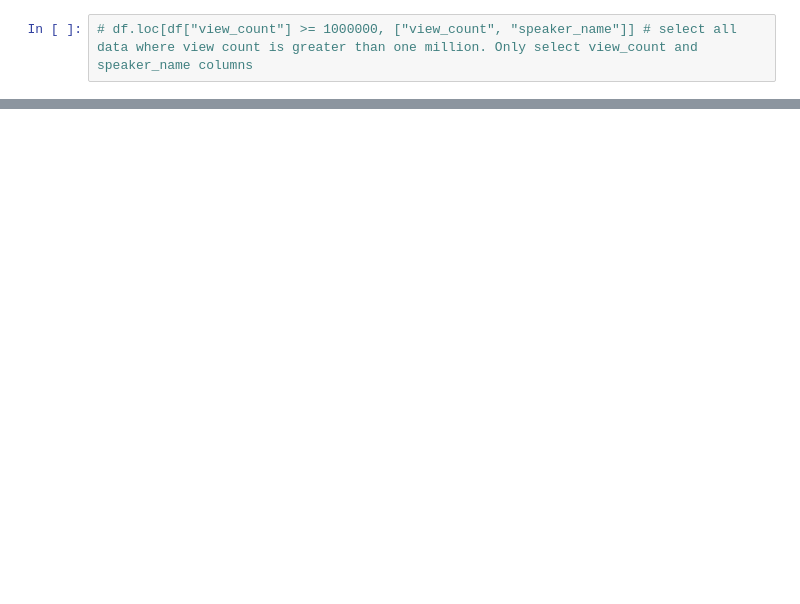
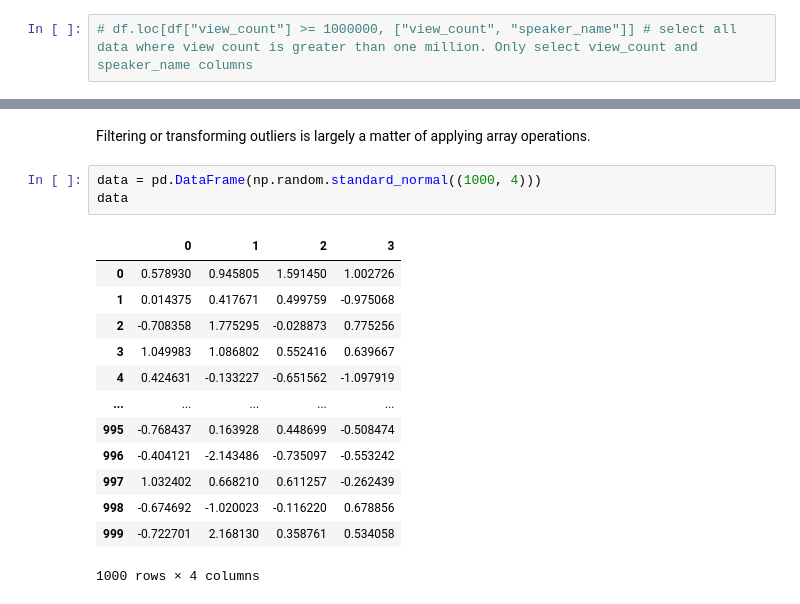
Before and after one commit to mmaazkhanhere/genai-learning-repo, a Jupyter notebook: data-analysis-course/course.ipynb, the cells around one changed output, grey strips where cells are left out. Cells and saved outputs as stored; diff of their text form; blank space fills up the shorter version.

Commit message:
data cleaning completed

```diff
--- a/data-analysis-course/course.ipynb
+++ b/data-analysis-course/course.ipynb
@@ -1674,0 +1901,19 @@ top_companies.query("Revenue > @mean_revenue") # referncing above variable
+# %% [markdown]
+Filtering or transforming outliers is largely a matter of applying array operations.
+# %%
+data = pd.DataFrame(np.random.standard_normal((1000, 4)))
+data
+# %% [output]
+|  | 0 | 1 | 2 | 3 |
+| 0 | 0.578930 | 0.945805 | 1.591450 | 1.002726 |
+| 1 | 0.014375 | 0.417671 | 0.499759 | -0.975068 |
+| 2 | -0.708358 | 1.775295 | -0.028873 | 0.775256 |
+| 3 | 1.049983 | 1.086802 | 0.552416 | 0.639667 |
+| 4 | 0.424631 | -0.133227 | -0.651562 | -1.097919 |
+| ... | ... | ... | ... | ... |
+| 995 | -0.768437 | 0.163928 | 0.448699 | -0.508474 |
+| 996 | -0.404121 | -2.143486 | -0.735097 | -0.553242 |
+| 997 | 1.032402 | 0.668210 | 0.611257 | -0.262439 |
+| 998 | -0.674692 | -1.020023 | -0.116220 | 0.678856 |
+| 999 | -0.722701 | 2.168130 | 0.358761 | 0.534058 |
+1000 rows × 4 columns
```
Also changed, not shown: parts of 31 cells of this notebook.
